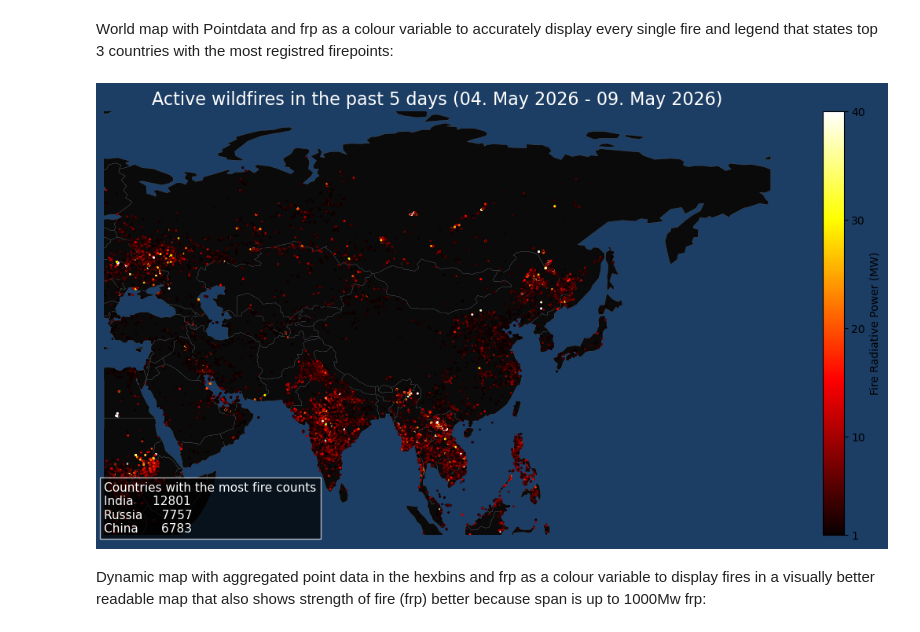
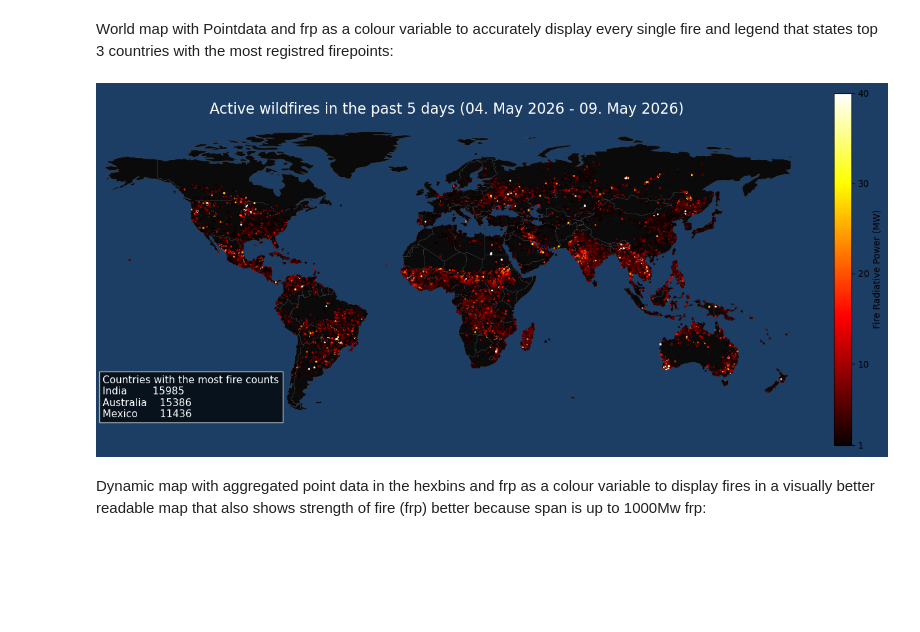
Before and after one commit to kaimuelle/Wildfires-Project, a Jupyter notebook: Notebook_wildfires.ipynb, the cells around one changed output. Saved outputs shown, nothing was run; the diff lists cells and outputs as text; code cells hidden in the pictures; blank space fills up the shorter version.

```diff
--- a/Notebook_wildfires.ipynb
+++ b/Notebook_wildfires.ipynb
@@ -63,22 +61,22 @@ fires_df = gpd.GeoDataFrame(FIRMS_df, geometry=gpd.points_from_xy(FIRMS_df["long
 # %% [markdown]
 World map with Pointdata and frp as a colour variable to accurately display every single fire and legend that states top 3 countries with the most registred firepoints:
 # %%
-#type in the continent to visualize after "continent_extend = ..." (lowercase with _)
-continent_extent = asia
+#type in the continent to visualize after "continent_extend = ..." (lowercase with _ instead of spaces)
+continent_extent = earth
+continental_fires_df = firecontinent(continent_extent)
 
-continental_fires_df = firecontinent(continent_extent)
 #maps the world with countryborders
 world = gpd.read_file("data/countryborders/ne_110m_admin_0_countries.shp")
+
 #converts Pandas df into GeoDataFrame so that it can be plotted with the Point data by taking x and y from continental_fires_df
 continental_fires_df = gpd.GeoDataFrame(continental_fires_df,geometry=gpd.points_from_xy(continental_fires_df["longitude"], continental_fires_df["latitude"]),crs="EPSG:4326")
 
-# Spatially assign each fire point to a country
+#Making the top 3 fire countries:
+# Assign each fire point to a country
 fires_with_countries = gpd.sjoin(continental_fires_df,world,predicate="within")
-
 # Count fire detections per country
 fire_counts = fires_with_countries["ADMIN"].value_counts()
-
-# Print top 10 countries
+# Pick out top 3 countries with the most firecounts
 top_3_firecountries = fire_counts.head(3).to_string(header=False)
 
 
@@ -100,35 +98,35 @@ continental_fires_df.plot(
     cmap="hot",
     vmin=1,
     vmax=40,
     markersize=1,
     alpha=0.9,
     legend=True,
     legend_kwds={"label": "Fire Radiative Power (MW)", "ticks": [1, 10, 20, 30, 40]}
 )
 
 # Map cosmetics (title and removing lon,lat)
 ax.set_title(f"Active wildfires in the past 5 days ({datefunction(5)})", fontsize=16, color="white")
 ax.set_axis_off()
 
 #clipping map for better visibility
 ax.set_xlim(continent_extent["xmin"], continent_extent["xmax"])
 ax.set_ylim(continent_extent["ymin"], continent_extent["ymax"])
-# top 3 countries with most wildfires text
+# Visualize top 3 countries with most wildfires text
 ax.text(0.0001, 0.0001,(f"Countries with the most fire counts\n{top_3_firecountries}"), transform=ax.transAxes,
 
     fontsize=11,
     color="white",
 
     verticalalignment="bottom",
 
     bbox=dict(
         facecolor="black",
         alpha=0.7,
         edgecolor="white"))
 
 plt.show()
 # %% [output]
-[figure, old version]
+[figure, new version]
 # %% [markdown]
 Dynamic map with aggregated point data in the hexbins and frp as a colour variable to display fires in a visually better readable map that also shows strength of fire (frp) better because span is up to 1000Mw frp:
 # %%
```
Also changed, not shown: parts of 2 cells of this notebook, 1 other file.
